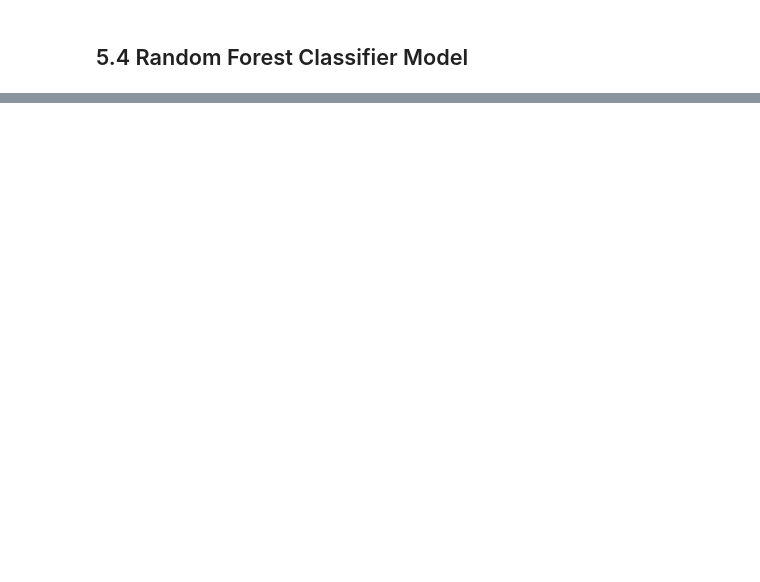
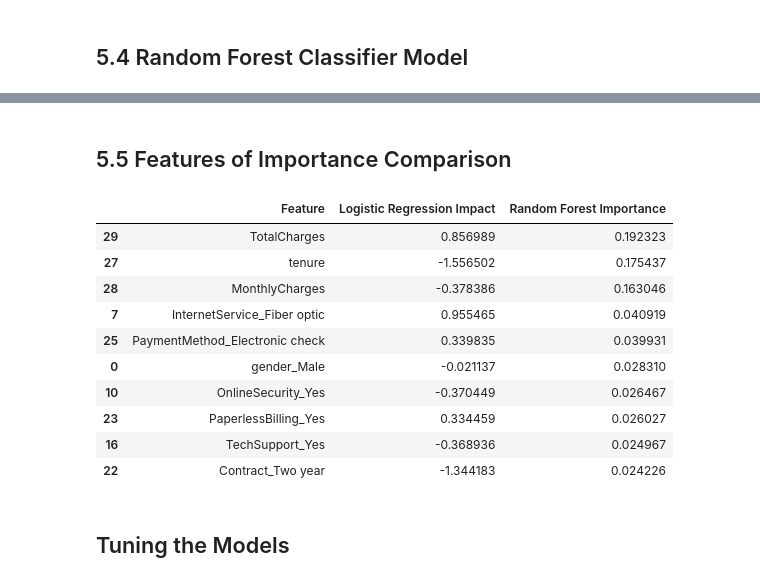
Before and after one commit to raymakoko/Customer-Churning-Prediction, a Jupyter notebook: notebook.ipynb, the cells around one changed output, grey strips where cells are left out. Drawn from its saved outputs; the diff is of its cells as text; code cells hidden in the pictures; blank space fills up the shorter version.

```diff
--- a/notebook.ipynb
+++ b/notebook.ipynb
@@ -665 +702,34 @@ print(classification_report(y_test,y_pred))
 weighted avg       0.78      0.79      0.78      1402
+# %% [markdown]
+## 5.5 Features of Importance Comparison
+# %%
+# extract logistic regression coefficients and feature names
+lr_impact = lr.coef_[0]
+
+# feature of importance from random forest
+rf_importance = rf.feature_importances_
+
+# combine the feature names and their corresponding coefficients into a DataFrame
+feature_names = X_train_final.columns
+comparison_df = pd.DataFrame({
+    'Feature' : feature_names,
+    'Logistic Regression Impact': lr_impact,
+    'Random Forest Importance': rf_importance
+})
+
+# sort bt RF top features to compare them side by side
+display(comparison_df.sort_values(by='Random Forest Importance', ascending=False).head(10))
+# %% [output]
+|  | Feature | Logistic Regression Impact | Random Forest Importance |
+| 29 | TotalCharges | 0.856989 | 0.192323 |
+| 27 | tenure | -1.556502 | 0.175437 |
+| 28 | MonthlyCharges | -0.378386 | 0.163046 |
+| 7 | InternetService_Fiber optic | 0.955465 | 0.040919 |
+| 25 | PaymentMethod_Electronic check | 0.339835 | 0.039931 |
+| 0 | gender_Male | -0.021137 | 0.028310 |
+| 10 | OnlineSecurity_Yes | -0.370449 | 0.026467 |
+| 23 | PaperlessBilling_Yes | 0.334459 | 0.026027 |
+| 16 | TechSupport_Yes | -0.368936 | 0.024967 |
+| 22 | Contract_Two year | -1.344183 | 0.024226 |
+# %% [markdown]
+## Tuning the Models
```
Also changed, not shown: parts of 14 cells of this notebook, 1 other file.
